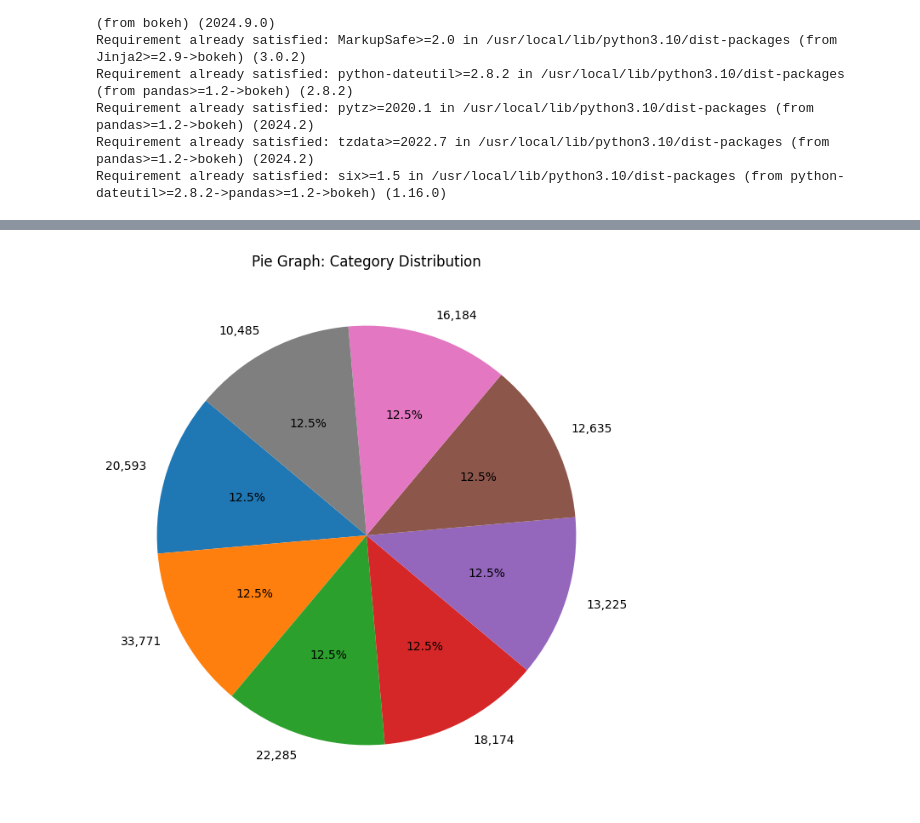
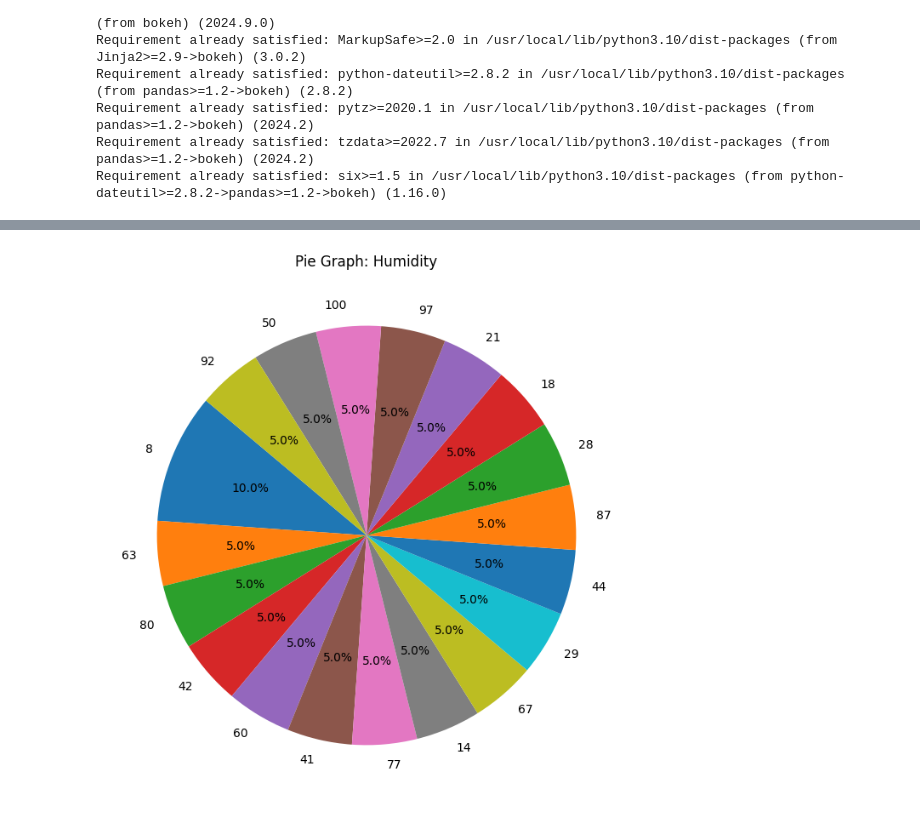
Before and after one commit to MashrupHasan/Python_Course_IICT, a Jupyter notebook: IICT_PP_Course_Project.ipynb, the cells around one changed output, grey strips where cells are left out. Drawn from its saved outputs; the diff is of its cells as text; code cells hidden in the pictures.

```diff
--- a/IICT_PP_Course_Project.ipynb
+++ b/IICT_PP_Course_Project.ipynb
@@ -29,7 +29,7 @@ Requirement already satisfied: six>=1.5 in /usr/local/lib/python3.10/dist-packag
 # %%
 from google.colab import files
 
-file_name = "/content/drive/MyDrive/Python_CSV/Pop_Division.csv"
+file_name = "/content/drive/MyDrive/Python_CSV/environmental_data.csv"
 
 df = pd.read_csv(file_name)
 
@@ -59,9 +59,9 @@ plt.grid(color = "green", linestyle = "--", linewidth = "0.5")
 # %%
-category_counts = df['Area (in sq. km)'].value_counts()
+category_counts = df['Humidity'].value_counts()
 
 plt.figure(figsize=(8, 8))
 plt.pie(category_counts, labels=category_counts.index, autopct='%1.1f%%', startangle=140)
-plt.title('Pie Graph: Category Distribution')
+plt.title('Pie Graph: Humidity')
 plt.show()
 # %% [output]
-[figure, old version]
+[figure, new version]
```
Also changed, not shown: parts of 3 cells of this notebook.
